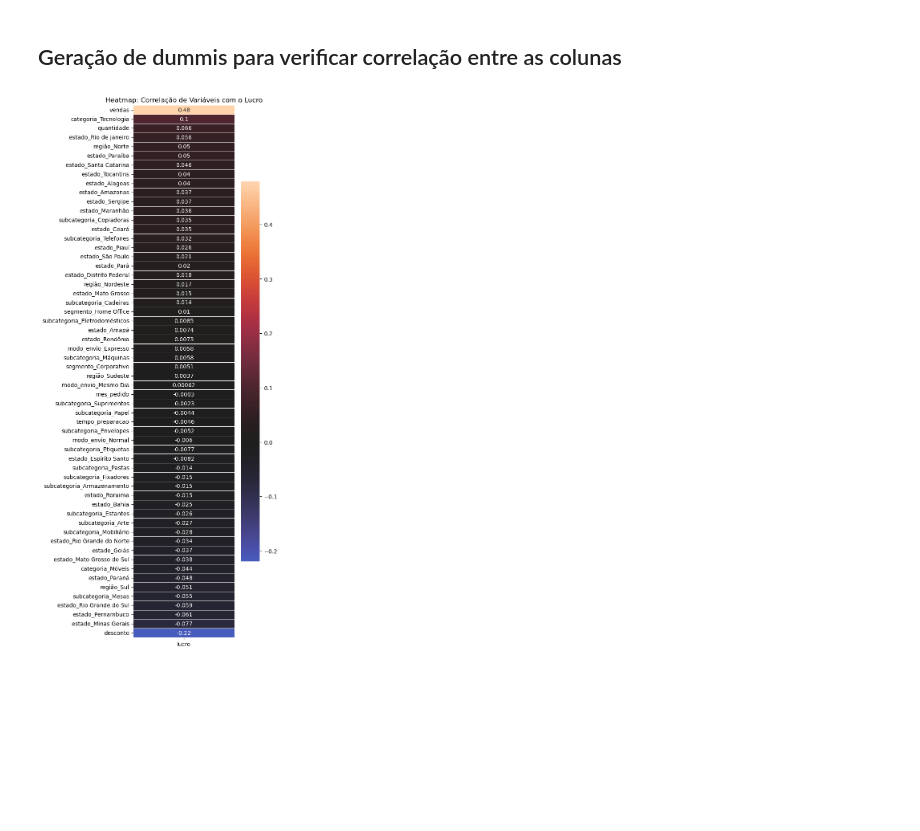
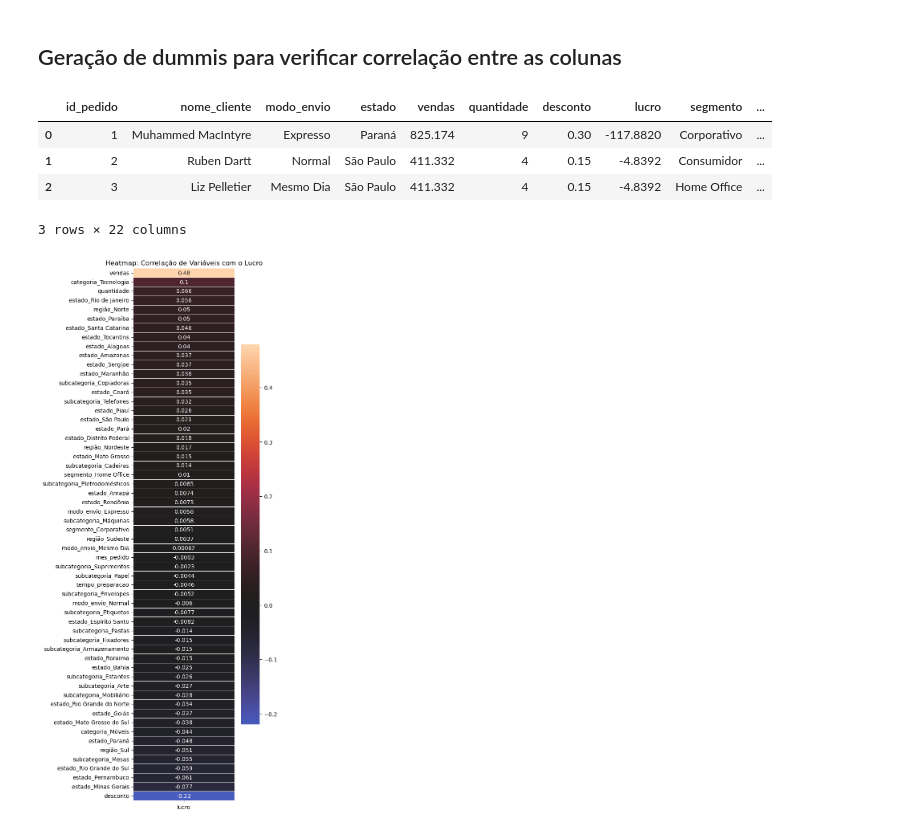
Before and after one commit to PedroMRegis/analise-dados_ijr, a Jupyter notebook: analise_R-Amaral-Office/analise-de-dados.ipynb, the cells around one changed output. Saved outputs shown, nothing was run; the diff lists cells and outputs as text; code cells hidden in the pictures; blank space fills up the shorter version.

```diff
--- a/analise_R-Amaral-Office/analise-de-dados.ipynb
+++ b/analise_R-Amaral-Office/analise-de-dados.ipynb
@@ -378,6 +378,14 @@ plt.show()
 [figure]
 # %% [markdown]
 ## Geração de dummis para verificar correlação entre as colunas
+# %%
+df_R_amaral.head(3)
+# %% [output]
+|  | id_pedido | nome_cliente | modo_envio | estado | vendas | quantidade | desconto | lucro | segmento | ... |
+| 0 | 1 | Muhammed MacIntyre | Expresso | Paraná | 825.174 | 9 | 0.30 | -117.8820 | Corporativo | ... |
+| 1 | 2 | Ruben Dartt | Normal | São Paulo | 411.332 | 4 | 0.15 | -4.8392 | Consumidor | ... |
+| 2 | 3 | Liz Pelletier | Mesmo Dia | São Paulo | 411.332 | 4 | 0.15 | -4.8392 | Home Office | ... |
+3 rows × 22 columns
 # %%
 colunas_relevantes = [
     'modo_envio', 'estado', 'segmento', 'região',
```
Also changed, not shown: parts of 2 cells of this notebook.
